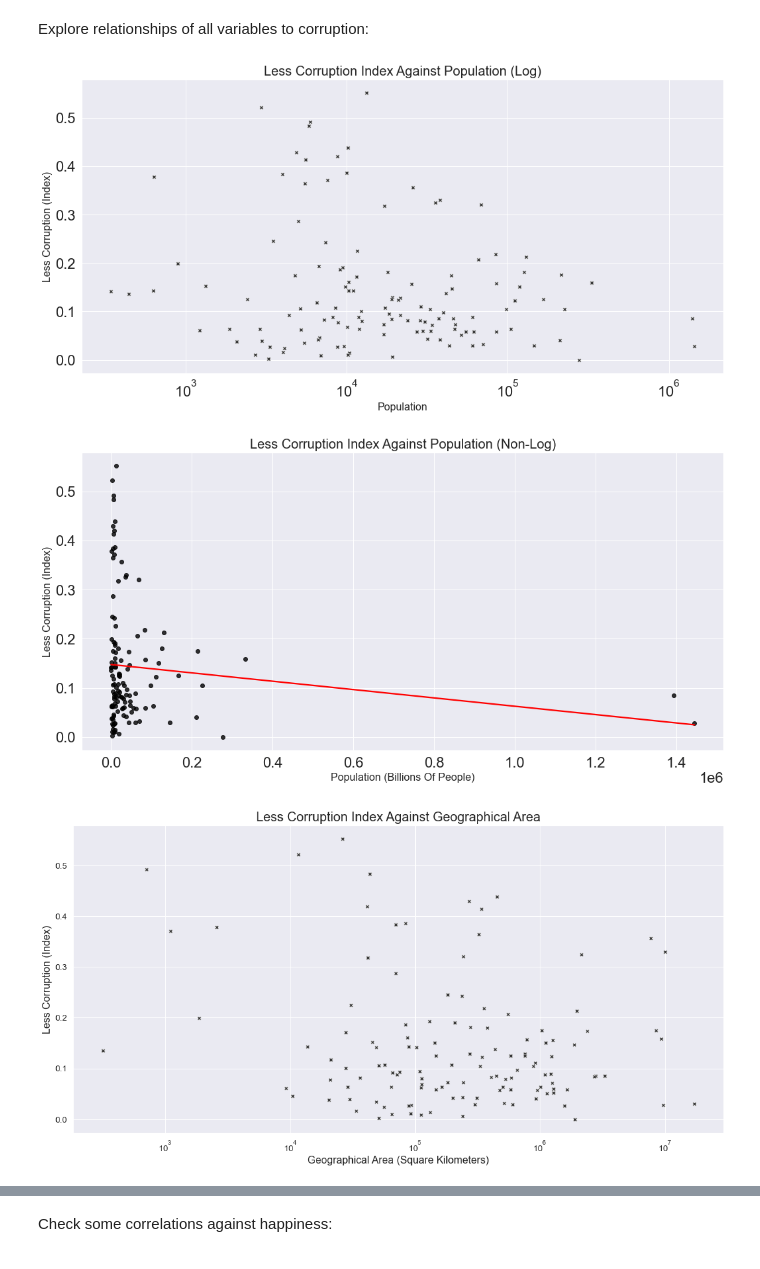
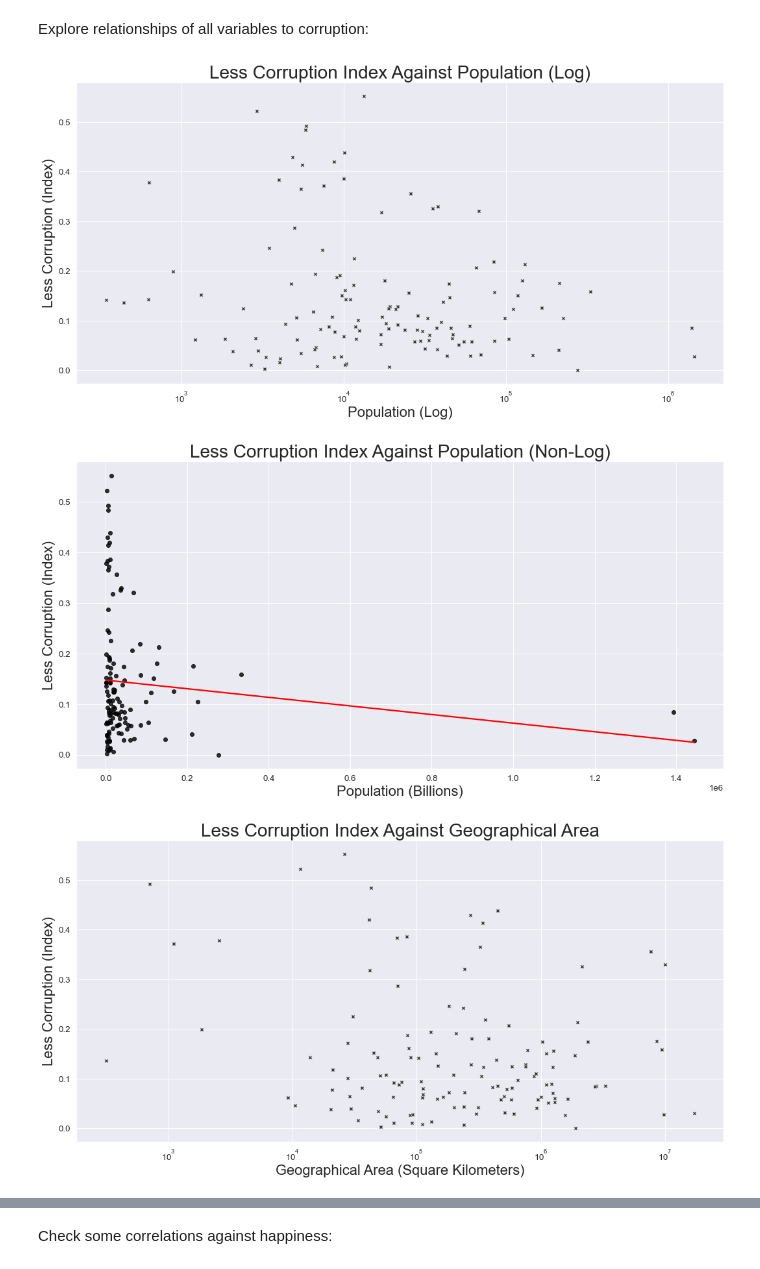
Before and after one commit to iraseidman/On-The-Corruption-Of-Power, a Jupyter notebook: 02_eda.ipynb, the cells around one changed output, grey strips where cells are left out. Cells and saved outputs as stored; diff of their text form; code cells hidden in the pictures.

```diff
--- a/02_eda.ipynb
+++ b/02_eda.ipynb
@@ -49,41 +49,39 @@ Explore relationships of all variables to corruption:
 plt.figure(figsize = (15, 8))
 g = sns.scatterplot(data = gov, x = 'population', y = 'less_corruption_index', color = '.2', marker = 'X') #credit to Seaborn documentation for X marker
 
-plt.title('Less Corruption Index Against Population (Log)', size = 20)
-plt.xlabel('Population', size = 16)
-plt.ylabel('Less Corruption (Index)', size = 16)
+plt.title('Less Corruption Index Against Population (Log)', size = 28)
+plt.xlabel('Population (Log)', size = 22)
+plt.ylabel('Less Corruption (Index)', size = 22)
 g.set_xscale('log')
 
 plt.tight_layout();
 # %% [output]
-[figure, old version]
+[figure, new version]
 # %%
 # Check population against less corruption
 plt.figure(figsize = (15, 8))
-# g = sns.scatterplot(data = gov, x = 'population', y = 'less_corruption_index', color = '.2', marker = 'X') #credit to Seaborn documentation for X marker
-
 g = sns.regplot(data = gov, x = 'population', y = 'less_corruption_index', scatter_kws = {'color': 'black'},
             line_kws = {'color': 'red'}, ci = None)
 
-plt.title('Less Corruption Index Against Population (Non-Log)', size = 20)
-plt.xlabel('Population (Billions Of People)', size = 16)
-plt.ylabel('Less Corruption (Index)', size = 16)
+plt.title('Less Corruption Index Against Population (Non-Log)', size = 28)
+plt.xlabel('Population (Billions)', size = 22)
+plt.ylabel('Less Corruption (Index)', size = 22)
 
 plt.tight_layout();
 # %% [output]
-[figure, old version]
+[figure, new version]
 # %%
 # Check area against less corruption
 plt.figure(figsize = (15, 8))
 g = sns.scatterplot(data = gov, x = 'area_square_km', y = 'less_corruption_index', color = '.2', marker = 'X')
-plt.title('Less Corruption Index Against Geographical Area', size = 20)
-plt.xlabel('Geographical Area (Square Kilometers)', size = 16)
-plt.ylabel('Less Corruption (Index)', size = 16)
+plt.title('Less Corruption Index Against Geographical Area', size = 28)
+plt.xlabel('Geographical Area (Square Kilometers)', size = 22)
+plt.ylabel('Less Corruption (Index)', size = 22)
 g.set_xscale('log')
 
 plt.tight_layout();
 # %% [output]
-[figure, old version]
+[figure, new version]
 # %%
 # Check density against less corruption
 plt.figure(figsize = (15, 8))
```
Also changed, not shown: parts of 23 cells of this notebook, 3 other files.
